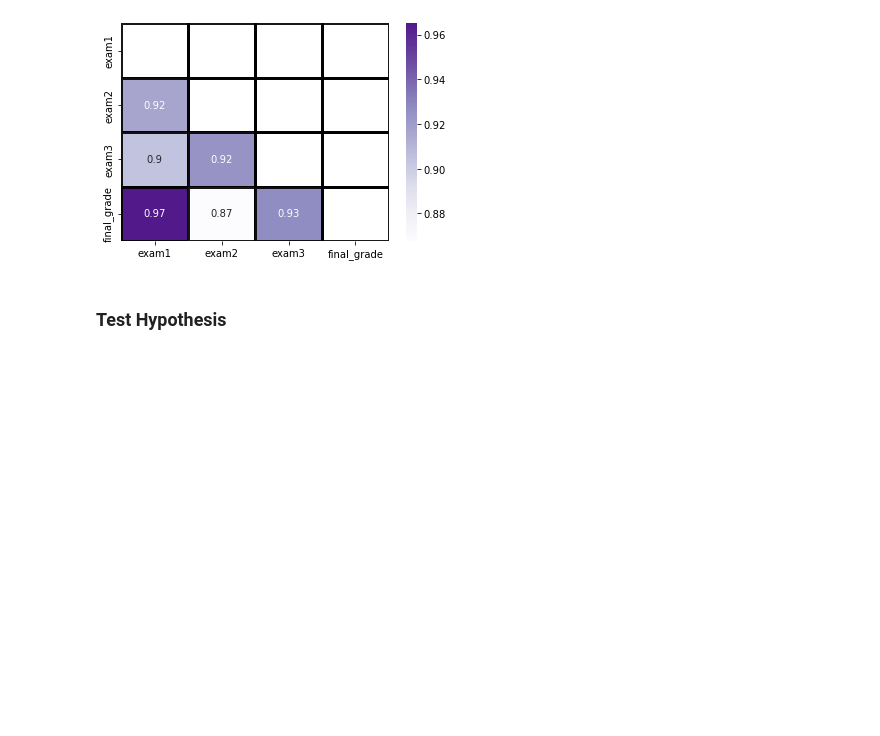
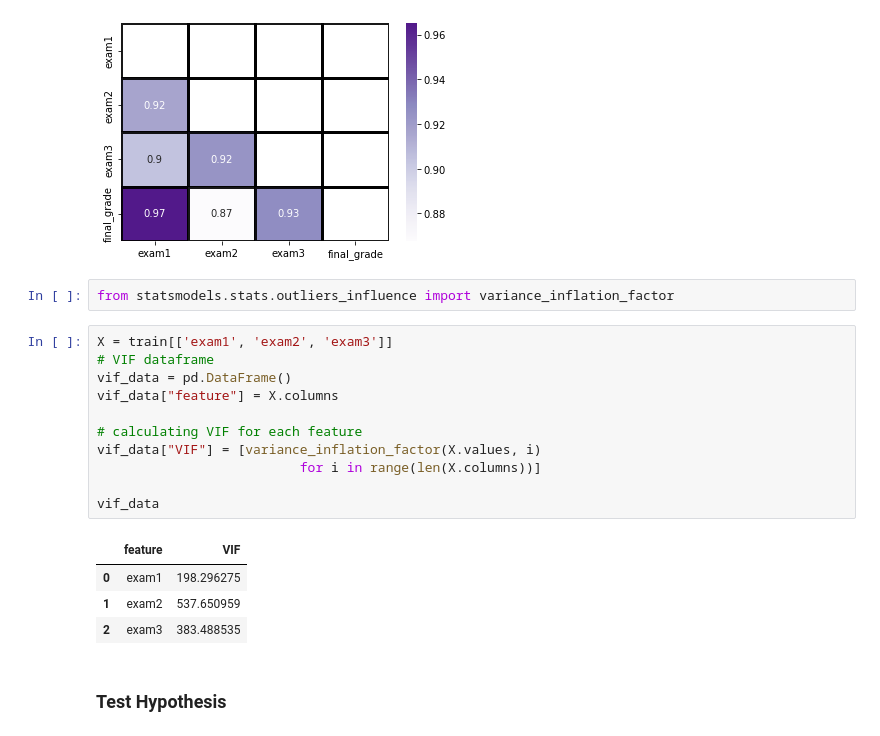
Before and after one commit to CodeupClassroom/mirzakhani-regression-exercises, a Jupyter notebook: regression_explore.ipynb, the cells around one changed output. Saved outputs shown, nothing was run; the diff lists cells and outputs as text; blank space fills up the shorter version.

```diff
--- a/regression_explore.ipynb
+++ b/regression_explore.ipynb
@@ -241,6 +241,24 @@ sns.heatmap(exam_corr, cmap='Purples', annot=True,
 plt.show()
 # %% [output]
 [figure]
+# %%
+from statsmodels.stats.outliers_influence import variance_inflation_factor
+# %%
+X = train[['exam1', 'exam2', 'exam3']]
+# VIF dataframe
+vif_data = pd.DataFrame()
+vif_data["feature"] = X.columns
+
+# calculating VIF for each feature
+vif_data["VIF"] = [variance_inflation_factor(X.values, i)
+                          for i in range(len(X.columns))]
+
+vif_data
+# %% [output]
+|  | feature | VIF |
+| 0 | exam1 | 198.296275 |
+| 1 | exam2 | 537.650959 |
+| 2 | exam3 | 383.488535 |
 # %% [markdown]
 ### Test Hypothesis
 # %%
```
Also changed, not shown: parts of 2 cells of this notebook, 1 other file.
